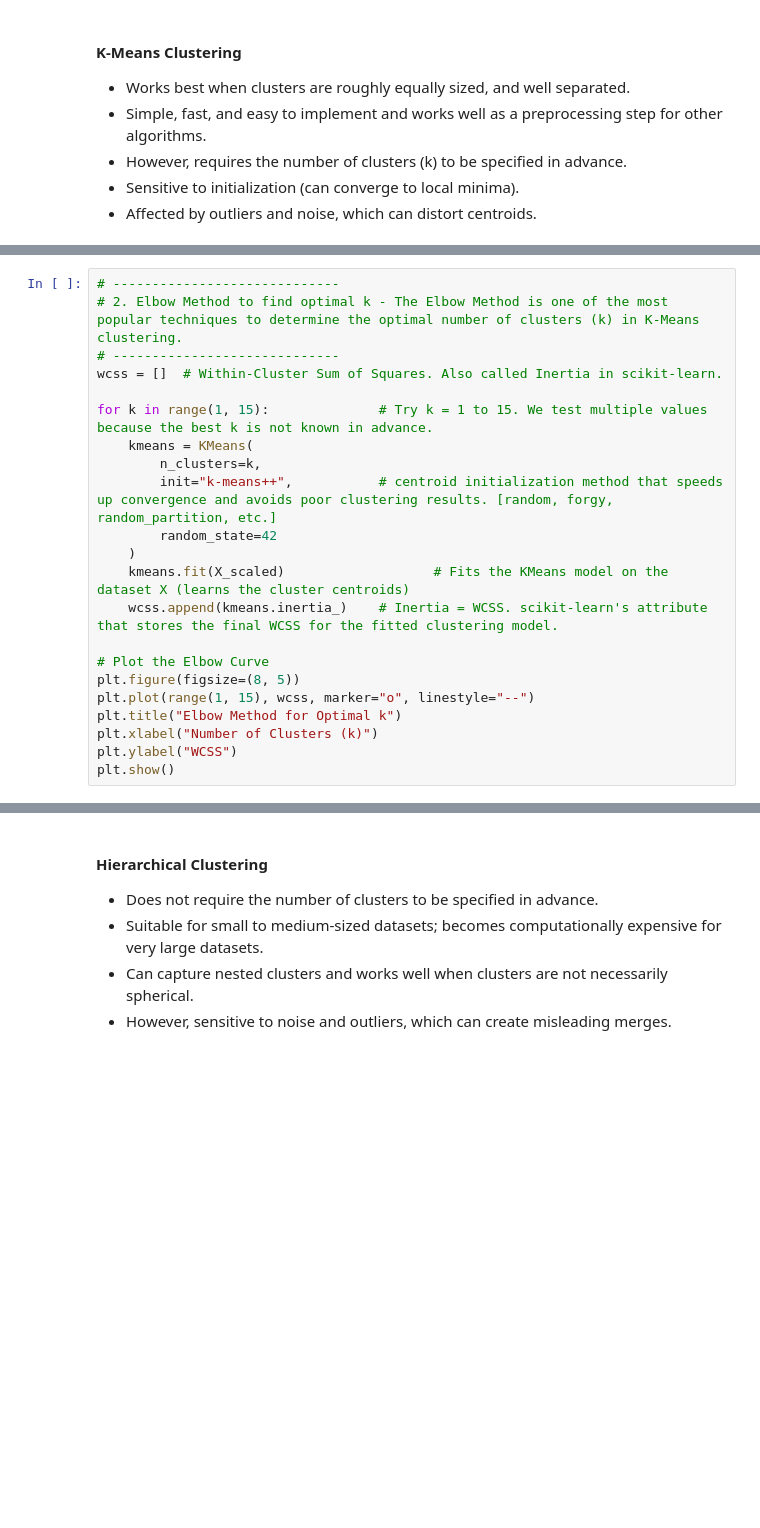
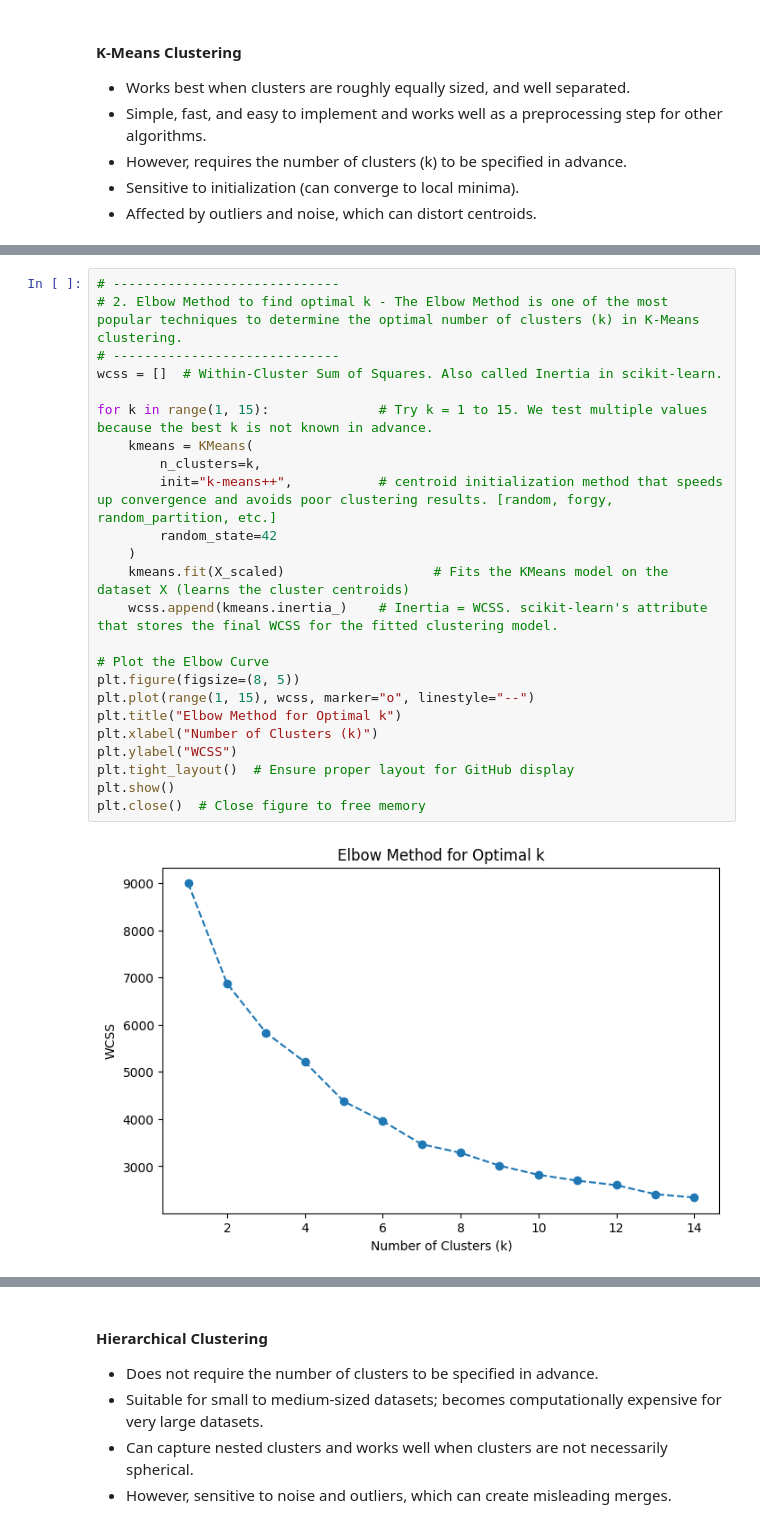
Before and after one commit to Zhiqi-Tao-1160573-new2/COMP647, a Jupyter notebook: LAB7-unsupervised_learning.ipynb, the cells around one changed output, grey strips where cells are left out. Cells and saved outputs as stored; diff of their text form; blank space fills up the shorter version.

```diff
--- a/LAB7-unsupervised_learning.ipynb
+++ b/LAB7-unsupervised_learning.ipynb
@@ -78,25 +85,29 @@ print(f"Features: {numerical_features}")
 # %%
 # -----------------------------
 # 2. Elbow Method to find optimal k - The Elbow Method is one of the most popular techniques to determine the optimal number of clusters (k) in K-Means clustering.
 # -----------------------------
 wcss = []  # Within-Cluster Sum of Squares. Also called Inertia in scikit-learn.
 
 for k in range(1, 15):              # Try k = 1 to 15. We test multiple values because the best k is not known in advance.
     kmeans = KMeans(
         n_clusters=k,
         init="k-means++",           # centroid initialization method that speeds up convergence and avoids poor clustering results. [random, forgy, random_partition, etc.]
         random_state=42
     )
     kmeans.fit(X_scaled)                   # Fits the KMeans model on the dataset X (learns the cluster centroids)
     wcss.append(kmeans.inertia_)    # Inertia = WCSS. scikit-learn's attribute that stores the final WCSS for the fitted clustering model.
 
 # Plot the Elbow Curve
 plt.figure(figsize=(8, 5))
 plt.plot(range(1, 15), wcss, marker="o", linestyle="--")
 plt.title("Elbow Method for Optimal k")
 plt.xlabel("Number of Clusters (k)")
 plt.ylabel("WCSS")
+plt.tight_layout()  # Ensure proper layout for GitHub display
 plt.show()
+plt.close()  # Close figure to free memory
+# %% [output]
+[figure, added]
 # %%
 # -----------------------------
 # 3. Fit KMeans with optimal k
```
Also changed, not shown: parts of 7 cells of this notebook.
